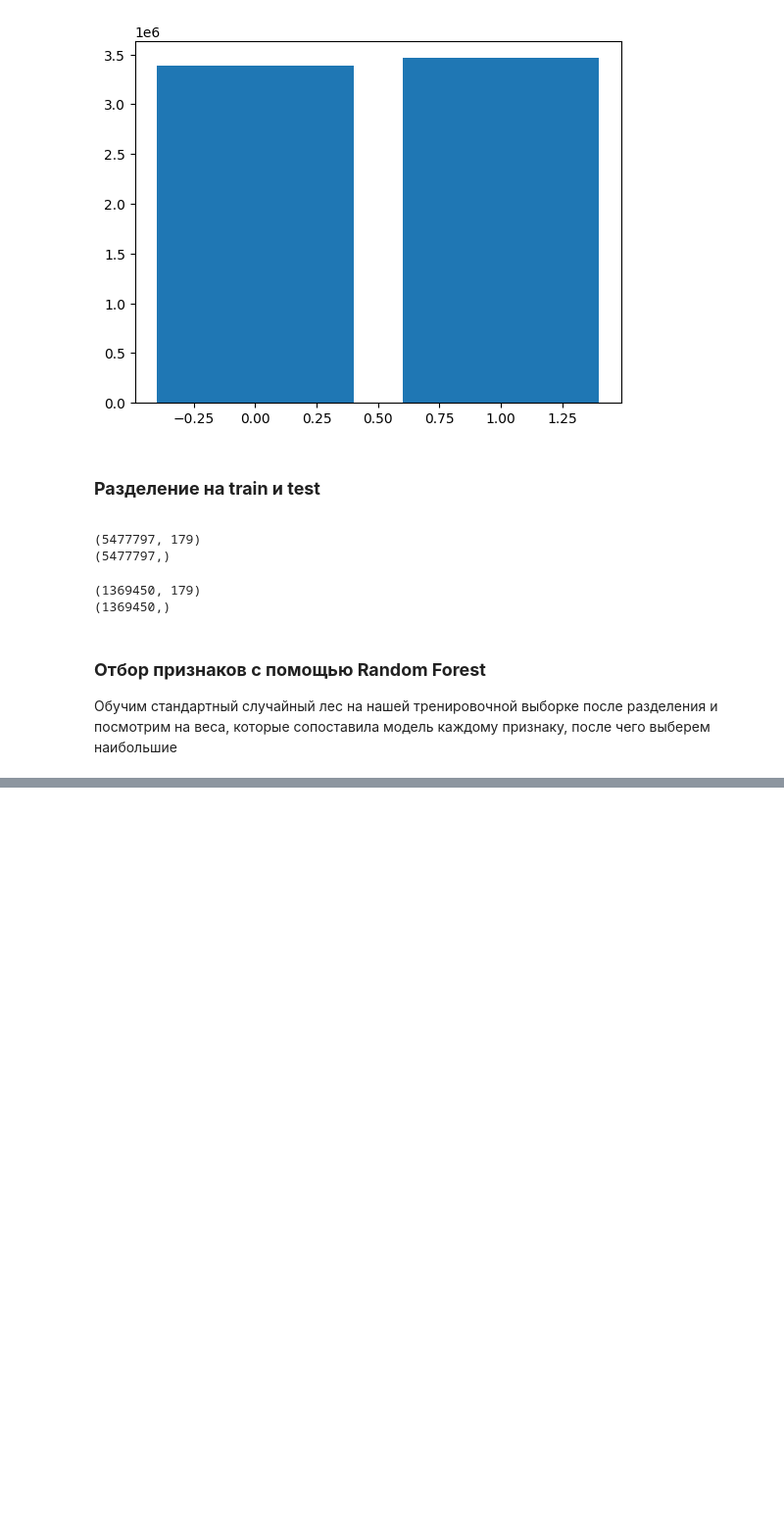
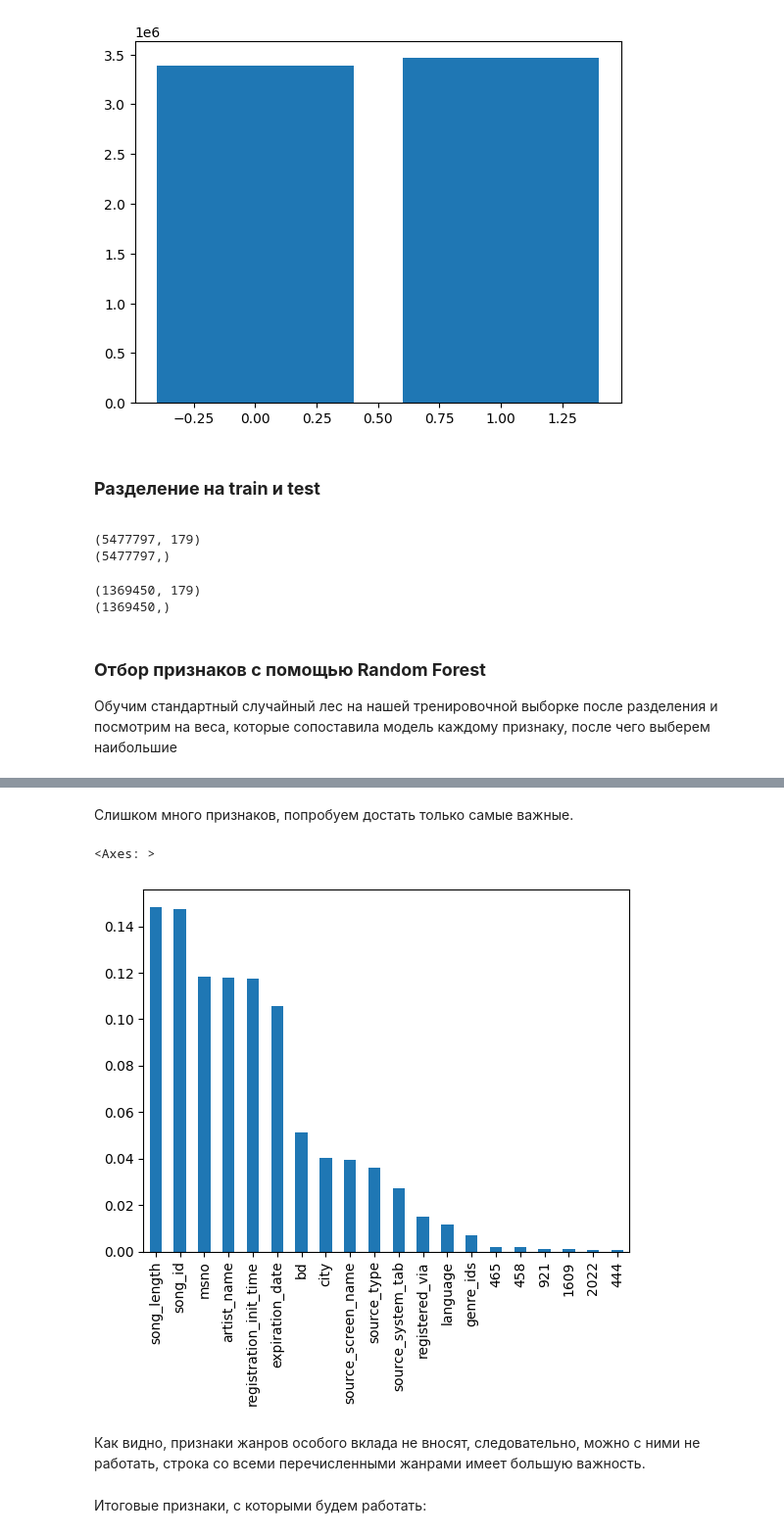
Before and after one commit to olya-antre/vk_recommendation_system, a Jupyter notebook: main.ipynb, the cells around one changed output, grey strips where cells are left out. Shown at 98% size. Cells and saved outputs as stored; diff of their text form; code cells hidden in the pictures; blank space fills up the shorter version.

```diff
--- a/main.ipynb
+++ b/main.ipynb
@@ -374,0 +375,10 @@ y_pred = rf.predict(x_test)
+# %% [markdown]
+Слишком много признаков, попробуем достать только самые важные.
+# %%
+feat_importances = pd.Series(rf.feature_importances_, index=train.columns)
+feat_importances.nlargest(20).plot(kind='bar')
+# %% [output]
+<Axes: >
+[figure, added]
+# %% [markdown]
+Как видно, признаки жанров особого вклада не вносят, следовательно, можно с ними не работать, строка со всеми перечисленными жанрами имеет большую важность.
@@ -374,0 +387,2 @@ y_pred = rf.predict(x_test)
+# %% [markdown]
+Итоговые признаки, с которыми будем работать:
```
Also changed, not shown: parts of 37 cells of this notebook.
